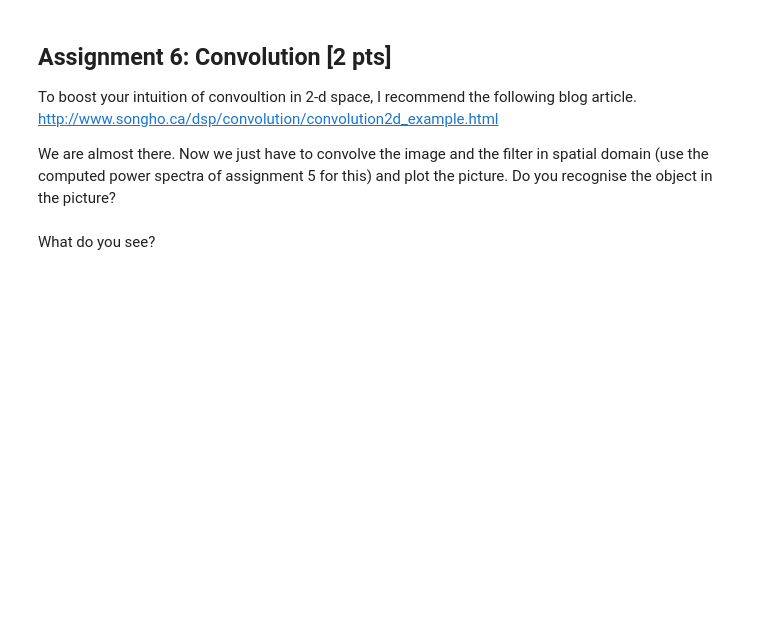
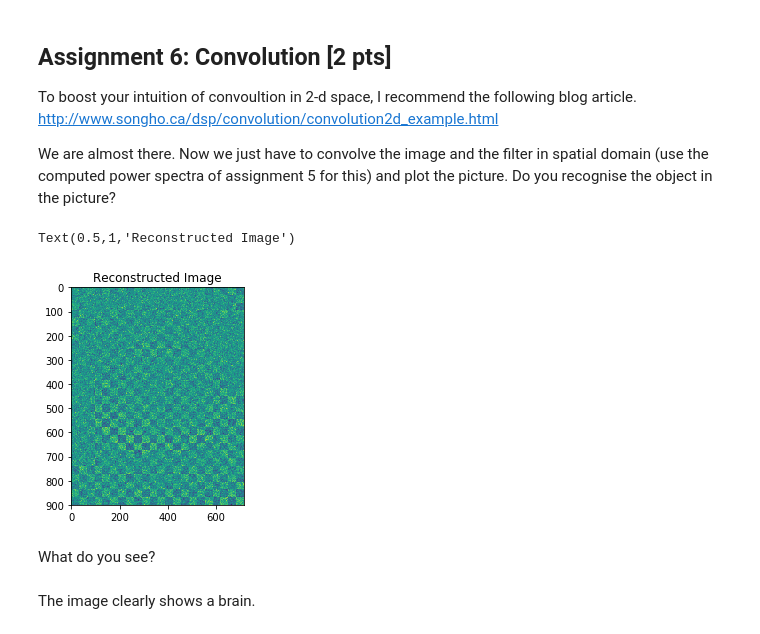
Before and after one commit to NBP-ACC/week-9-acc_9, a Jupyter notebook: sheet07.ipynb, the cells around one changed output. Saved outputs shown, nothing was run; the diff lists cells and outputs as text; code cells hidden in the pictures; blank space fills up the shorter version.

```diff
--- a/sheet07.ipynb
+++ b/sheet07.ipynb
@@ -158,0 +183,7 @@ Right now the picture and the filters are both in frequency domain. Let's bring
+# %%
+# TODO
+# Compute the inverse fourier transform for both the image and the kernel.
+im_new = fftpack.ifft2(shifted_transform).real
+
+
+#Power Spectrum
@@ -169,2 +200,12 @@ We are almost there. Now we just have to convolve the image and the filter in sp
+# %%
+# TODO
+plt.figure()
+plt.imshow(im_new)
+plt.title('Reconstructed Image')
+# %% [output]
+Text(0.5,1,'Reconstructed Image')
+[figure, added]
 # %% [markdown]
 What do you see?
+# %% [markdown]
+The image clearly shows a brain.
```
Also changed, not shown: parts of 8 cells of this notebook.
